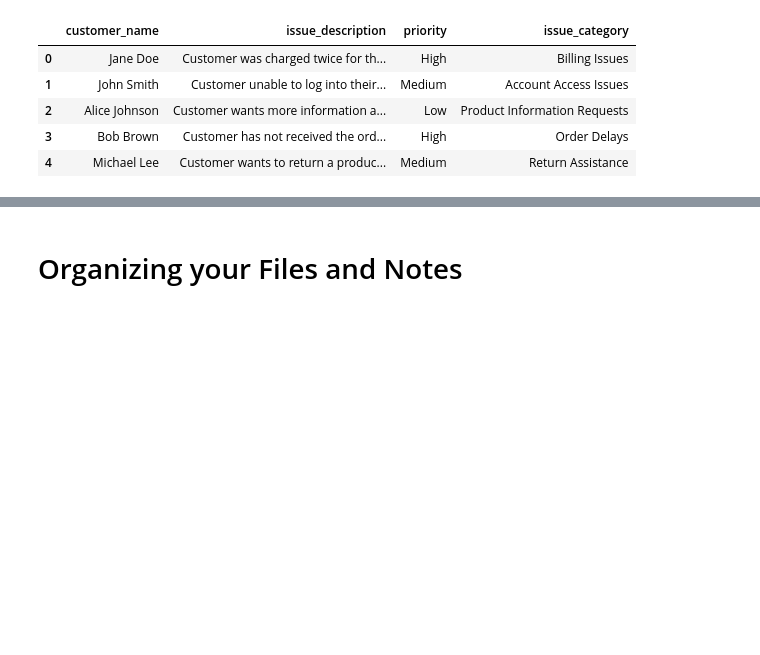
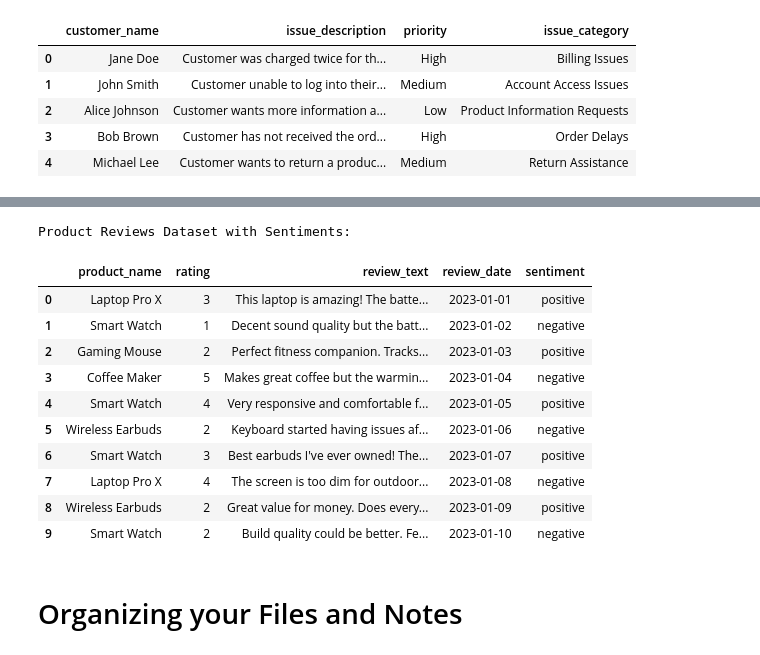
Before and after one commit to EnkrateiaLucca/oreilly_live_training_llm_apps, a Jupyter notebook: notebooks/1.3-extraction-use-case.ipynb, the cells around one changed output, grey strips where cells are left out. Cells and saved outputs as stored; diff of their text form; code cells hidden in the pictures; blank space fills up the shorter version.

```diff
--- a/notebooks/1.3-extraction-use-case.ipynb
+++ b/notebooks/1.3-extraction-use-case.ipynb
@@ -588,3 +657,41 @@ Dataframe with categorized issues:
+# %%
+class SentimentReview(BaseModel):
+    sentiment: Literal["positive", "negative"] = Field(description="The sentiment of the review")
+
+def extract_sentiment(review_text: str) -> SentimentReview:
+    response = client.beta.chat.completions.parse(
+        model="gpt-4o-mini",
+        messages=[{"role": "system", "content": "You are an expert at extracting\
+            sentiment from product reviews."}, {"role": "user", "content": review_text}],
+        response_format=SentimentReview
+    )
+    return response.choices[0].message.parsed
+
+# Extract sentiment for all reviews
+all_sentiments = []
+for review in reviews_df['review_text']:
+    sentiment = extract_sentiment(review)
+    all_sentiments.append(sentiment.sentiment)
+
+# Add new column with sentiments
+reviews_df['sentiment'] = all_sentiments
+
+# Display updated dataframe
+print("\nProduct Reviews Dataset with Sentiments:")
+reviews_df
+# %% [output]
+Product Reviews Dataset with Sentiments:
+|  | product_name | rating | review_text | review_date | sentiment |
+| 0 | Laptop Pro X | 3 | This laptop is amazing! The batte... | 2023-01-01 | positive |
+| 1 | Smart Watch | 1 | Decent sound quality but the batt... | 2023-01-02 | negative |
+| 2 | Gaming Mouse | 2 | Perfect fitness companion. Tracks... | 2023-01-03 | positive |
+| 3 | Coffee Maker | 5 | Makes great coffee but the warmin... | 2023-01-04 | negative |
+| 4 | Smart Watch | 4 | Very responsive and comfortable f... | 2023-01-05 | positive |
+| 5 | Wireless Earbuds | 2 | Keyboard started having issues af... | 2023-01-06 | negative |
+| 6 | Smart Watch | 3 | Best earbuds I've ever owned! The... | 2023-01-07 | positive |
+| 7 | Laptop Pro X | 4 | The screen is too dim for outdoor... | 2023-01-08 | negative |
+| 8 | Wireless Earbuds | 2 | Great value for money. Does every... | 2023-01-09 | positive |
+| 9 | Smart Watch | 2 | Build quality could be better. Fe... | 2023-01-10 | negative |
 # %% [markdown]
 # Organizing your Files and Notes
 # %%
```
Also changed, not shown: parts of 7 cells of this notebook, 4 other files.
